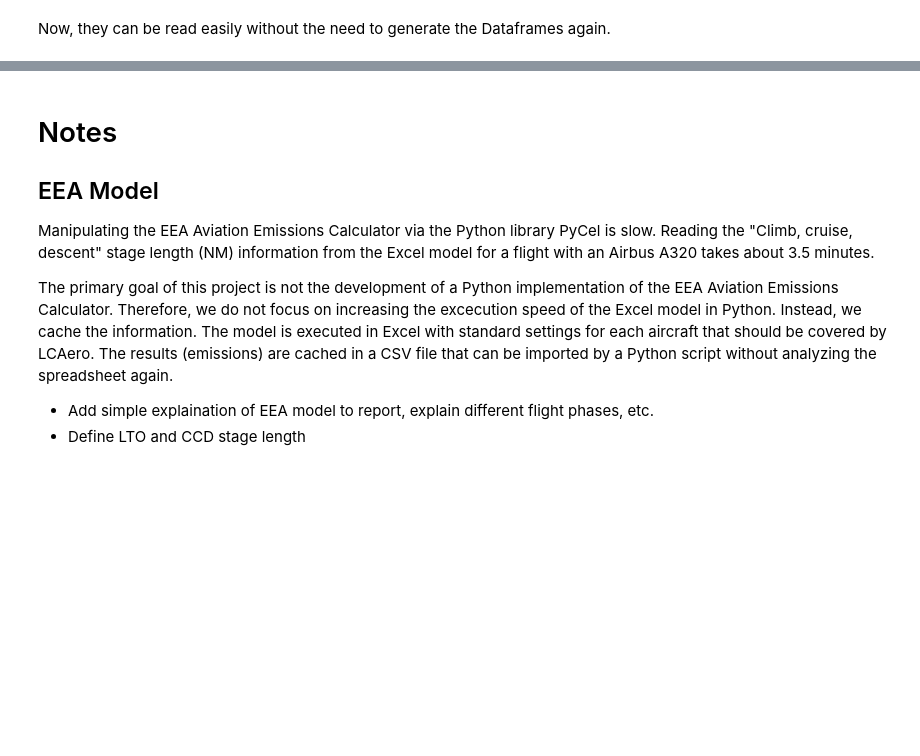
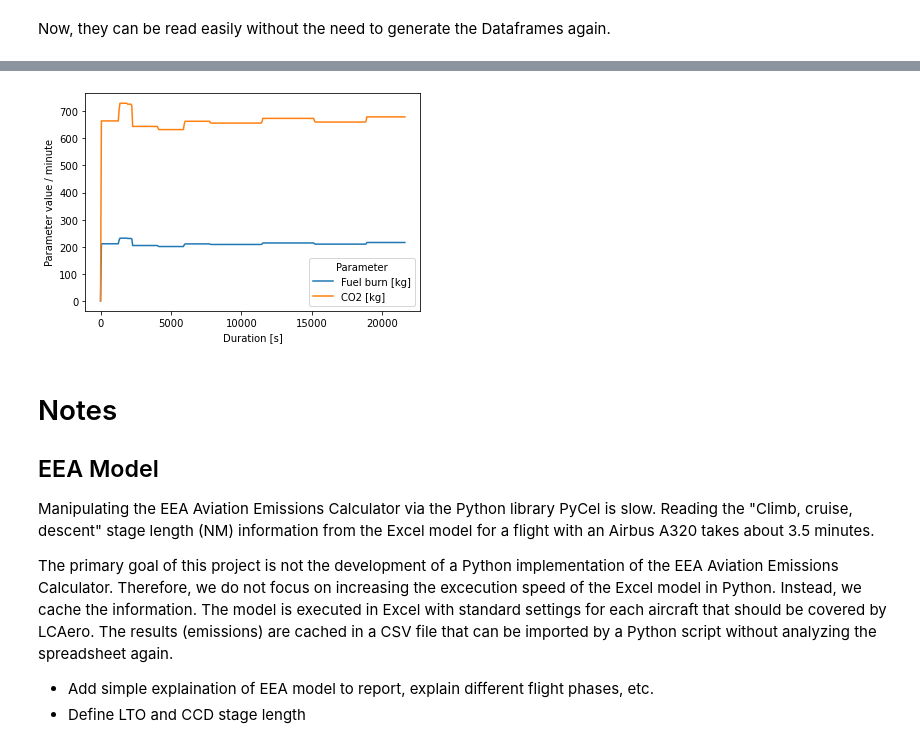
Before and after one commit to nikroeng/dash-manufacture-spc-dashboard, a Jupyter notebook: backend/BackendPrototype.ipynb, the cells around one changed output, grey strips where cells are left out. Saved outputs shown, nothing was run; the diff lists cells and outputs as text; code cells hidden in the pictures; blank space fills up the shorter version.

```diff
--- a/backend/BackendPrototype.ipynb
+++ b/backend/BackendPrototype.ipynb
@@ -326,3 +342,7 @@ Plot_Aircraft_Emissions("B748")
+# %%
+Plot_Aircraft_Emissions("A380", comulative_switch=False, noise_switch=False)
+# %% [output]
+[figure, added]
 # %% [markdown]
 # Notes
 
```
Also changed, not shown: parts of 17 cells of this notebook, 21 other files.
